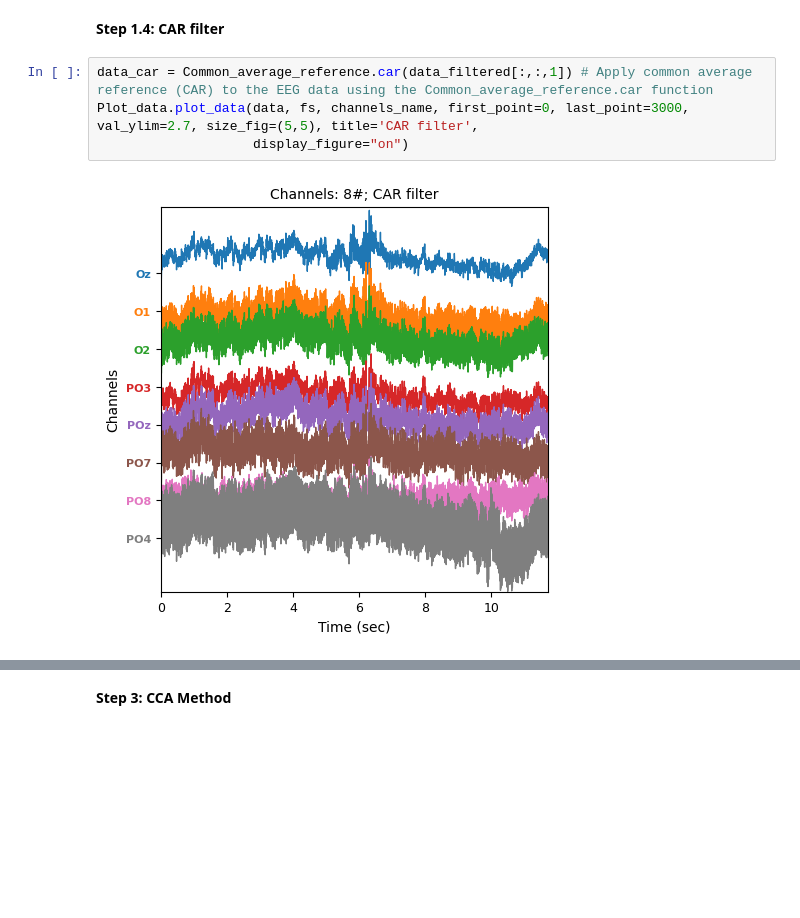
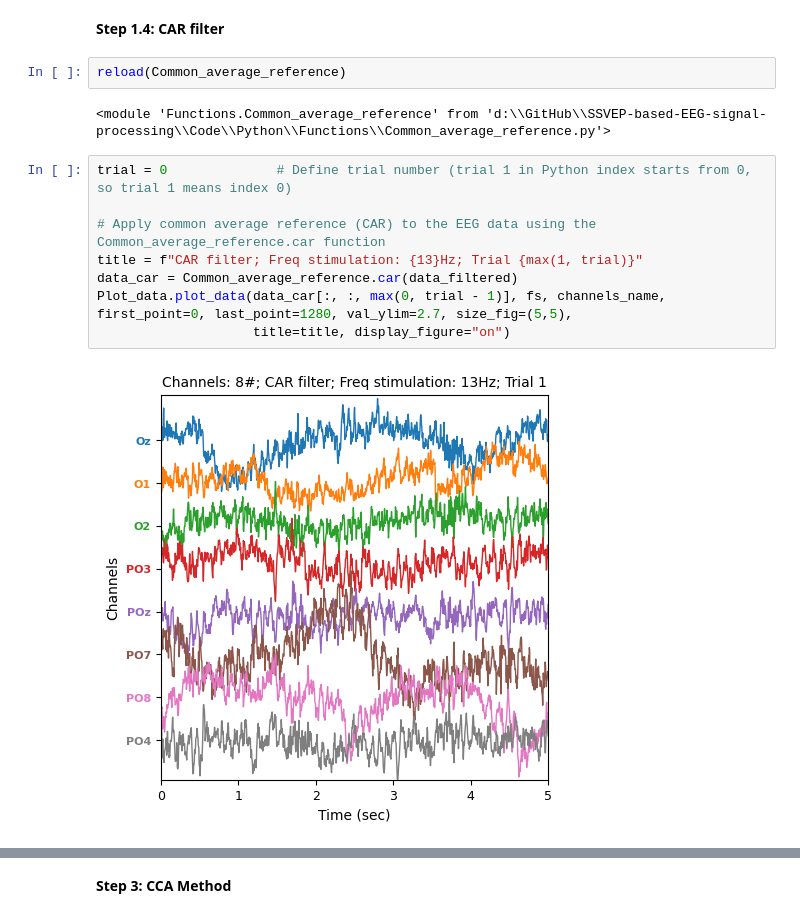
Before and after one commit to RezaSaadatyar/SSVEP-based-EEG-signal-processing, a Jupyter notebook: Code/Python/SSVEP.ipynb, the cells around one changed output, grey strips where cells are left out. Drawn from its saved outputs; the diff is of its cells as text; blank space fills up the shorter version.

Commit message:
ssvep

```diff
--- a/Code/Python/SSVEP.ipynb
+++ b/Code/Python/SSVEP.ipynb
@@ -191,9 +195,17 @@ FFT.fft_analysis(data1, data_filtered, fs, channel, trial, title, size_fig=[5, 3
 [figure]
 # %% [markdown]
 **Step 1.4: CAR filter**
+# %%
+reload(Common_average_reference)
+# %% [output]
+<module 'Functions.Common_average_reference' from 'd:\\GitHub\\SSVEP-based-EEG-signal-processing\\Code\\Python\\Functions\\Common_average_reference.py'>
 # %%
-data_car = Common_average_reference.car(data_filtered[:,:,1]) # Apply common average reference (CAR) to the EEG data using the Common_average_reference.car function
-Plot_data.plot_data(data, fs, channels_name, first_point=0, last_point=3000, val_ylim=2.7, size_fig=(5,5), title='CAR filter',
-                    display_figure="on")
+trial = 0              # Define trial number (trial 1 in Python index starts from 0, so trial 1 means index 0)
+
+# Apply common average reference (CAR) to the EEG data using the Common_average_reference.car function
+title = f"CAR filter; Freq stimulation: {13}Hz; Trial {max(1, trial)}"
+data_car = Common_average_reference.car(data_filtered)
+Plot_data.plot_data(data_car[:, :, max(0, trial - 1)], fs, channels_name, first_point=0, last_point=1280, val_ylim=2.7, size_fig=(5,5),
+                    title=title, display_figure="on")
 # %% [output]
-[figure, old version]
+[figure, new version]
```
Also changed, not shown: parts of 6 cells of this notebook.
